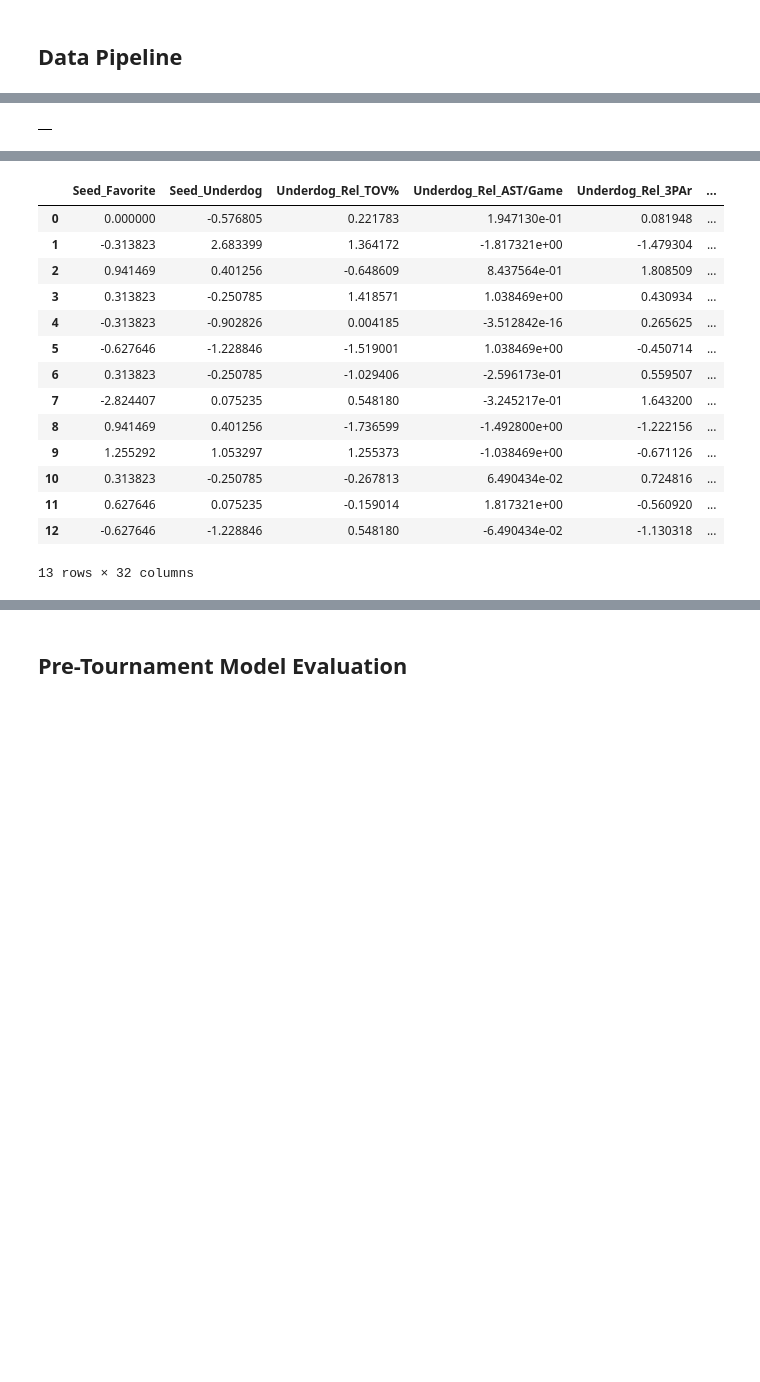
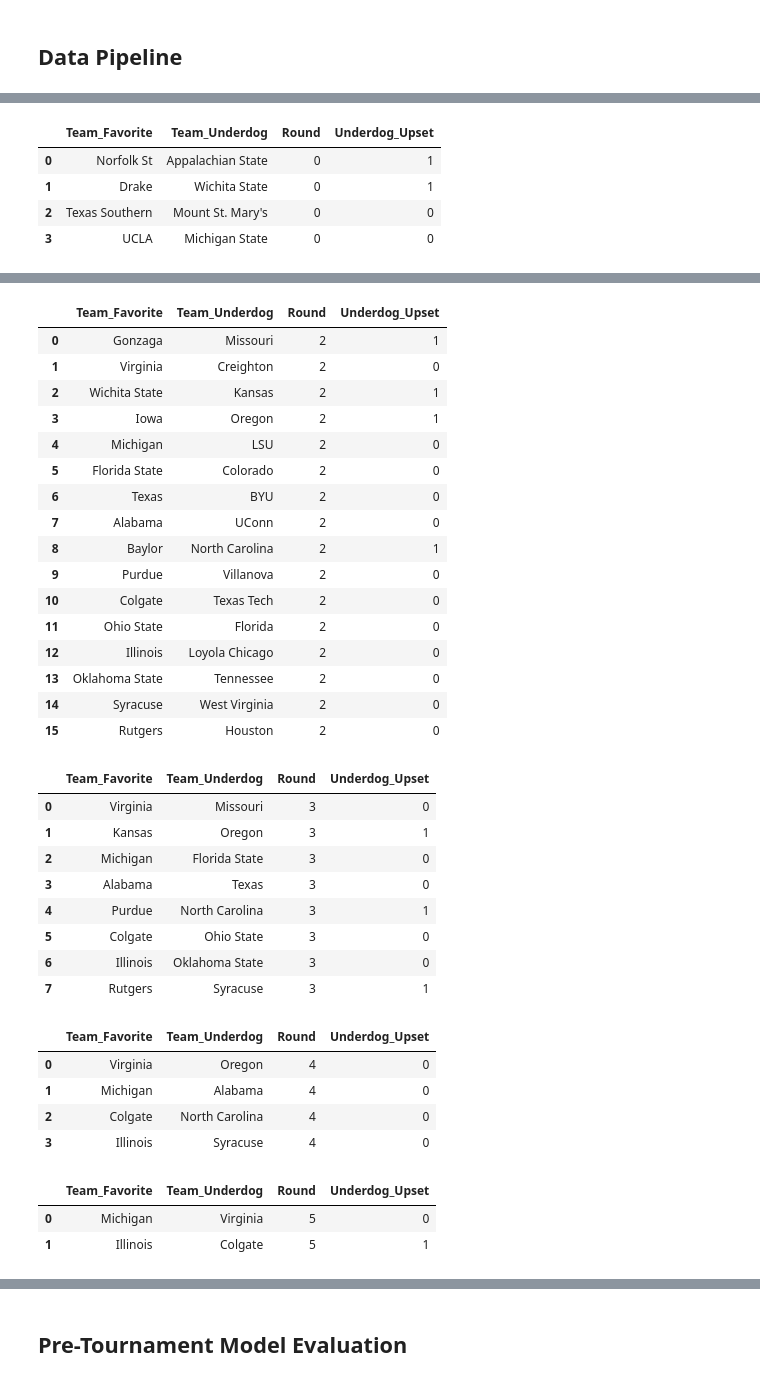
Before and after one commit to matthew-agard/March-Madness-Predictions, a Jupyter notebook: March_Madness_Predictions.ipynb, the cells around one changed output, grey strips where cells are left out. Saved outputs shown, nothing was run; the diff lists cells and outputs as text; code cells hidden in the pictures; blank space fills up the shorter version.

Commit message:
Completed automated bracket prediction code with current year's teams

```diff
--- a/March_Madness_Predictions.ipynb
+++ b/March_Madness_Predictions.ipynb
@@ -132,8 +132,8 @@ get_team_data(url=("https://apps.washingtonpost.com/sports/search/?pri_school_id
 # %% [markdown]
 ## Data Pipeline
 # %%
-current_year = datetime.now().year
-# dataset_pipeline(np.arange(1993, current_year - 1))
+curr_year = datetime.now().year
+# dataset_pipeline(np.arange(1993, curr_year - 1))
 mm_matchups_df = pd.read_csv('march_madness_data.csv')
 mm_matchups_df
 # %% [output]
@@ -567,0 +524,10 @@ first_round
+# %%
+curr_bracket_df = get_current_bracket('http://www.espn.com/mens-college-basketball/tournament/bracket')
+
+play_in = curr_bracket_df[:4]
+play_in = play_in.reindex([0, 1, 3, 2])
+
+first_round = curr_bracket_df[4:]
+first_round.index = range(len(first_round))
+
+display(play_in), display(first_round)
@@ -606,5 +668,9 @@ See the caveats in the documentation: https://pandas.pydata.org/pandas-docs/stab
 # %%
-for round_df in all_curr_matchups:
-    display(round_df)
+for df in all_curr_rounds:
+    display(df)
 # %% [output]
-|  |
+|  | Team_Favorite | Team_Underdog | Round | Underdog_Upset |
+| 0 | Norfolk St | Appalachian State | 0 | 1 |
+| 1 | Drake | Wichita State | 0 | 1 |
+| 2 | Texas Southern | Mount St. Mary's | 0 | 0 |
+| 3 | UCLA | Michigan State | 0 | 0 |
@@ -628,15 +694,34 @@ for round_df in all_curr_matchups:
-|  | Seed_Favorite | Seed_Underdog | Underdog_Rel_TOV% | Underdog_Rel_AST/Game | Underdog_Rel_3PAr | ... |
-| 0 | 0.000000 | -0.576805 | 0.221783 | 1.947130e-01 | 0.081948 | ... |
-| 1 | -0.313823 | 2.683399 | 1.364172 | -1.817321e+00 | -1.479304 | ... |
-| 2 | 0.941469 | 0.401256 | -0.648609 | 8.437564e-01 | 1.808509 | ... |
-| 3 | 0.313823 | -0.250785 | 1.418571 | 1.038469e+00 | 0.430934 | ... |
-| 4 | -0.313823 | -0.902826 | 0.004185 | -3.512842e-16 | 0.265625 | ... |
-| 5 | -0.627646 | -1.228846 | -1.519001 | 1.038469e+00 | -0.450714 | ... |
-| 6 | 0.313823 | -0.250785 | -1.029406 | -2.596173e-01 | 0.559507 | ... |
-| 7 | -2.824407 | 0.075235 | 0.548180 | -3.245217e-01 | 1.643200 | ... |
-| 8 | 0.941469 | 0.401256 | -1.736599 | -1.492800e+00 | -1.222156 | ... |
-| 9 | 1.255292 | 1.053297 | 1.255373 | -1.038469e+00 | -0.671126 | ... |
-| 10 | 0.313823 | -0.250785 | -0.267813 | 6.490434e-02 | 0.724816 | ... |
-| 11 | 0.627646 | 0.075235 | -0.159014 | 1.817321e+00 | -0.560920 | ... |
-| 12 | -0.627646 | -1.228846 | 0.548180 | -6.490434e-02 | -1.130318 | ... |
+|  | Team_Favorite | Team_Underdog | Round | Underdog_Upset |
+| 0 | Gonzaga | Missouri | 2 | 1 |
+| 1 | Virginia | Creighton | 2 | 0 |
+| 2 | Wichita State | Kansas | 2 | 1 |
+| 3 | Iowa | Oregon | 2 | 1 |
+| 4 | Michigan | LSU | 2 | 0 |
+| 5 | Florida State | Colorado | 2 | 0 |
+| 6 | Texas | BYU | 2 | 0 |
+| 7 | Alabama | UConn | 2 | 0 |
+| 8 | Baylor | North Carolina | 2 | 1 |
+| 9 | Purdue | Villanova | 2 | 0 |
+| 10 | Colgate | Texas Tech | 2 | 0 |
+| 11 | Ohio State | Florida | 2 | 0 |
+| 12 | Illinois | Loyola Chicago | 2 | 0 |
+| 13 | Oklahoma State | Tennessee | 2 | 0 |
+| 14 | Syracuse | West Virginia | 2 | 0 |
+| 15 | Rutgers | Houston | 2 | 0 |
-13 rows × 32 columns
+|  | Team_Favorite | Team_Underdog | Round | Underdog_Upset |
+| 0 | Virginia | Missouri | 3 | 0 |
+| 1 | Kansas | Oregon | 3 | 1 |
+| 2 | Michigan | Florida State | 3 | 0 |
+| 3 | Alabama | Texas | 3 | 0 |
+| 4 | Purdue | North Carolina | 3 | 1 |
+| 5 | Colgate | Ohio State | 3 | 0 |
+| 6 | Illinois | Oklahoma State | 3 | 0 |
+| 7 | Rutgers | Syracuse | 3 | 1 |
+|  | Team_Favorite | Team_Underdog | Round | Underdog_Upset |
+| 0 | Virginia | Oregon | 4 | 0 |
+| 1 | Michigan | Alabama | 4 | 0 |
+| 2 | Colgate | North Carolina | 4 | 0 |
+| 3 | Illinois | Syracuse | 4 | 0 |
+|  | Team_Favorite | Team_Underdog | Round | Underdog_Upset |
+| 0 | Michigan | Virginia | 5 | 0 |
+| 1 | Illinois | Colgate | 5 | 1 |
```
Also changed, not shown: parts of 12 cells of this notebook.
